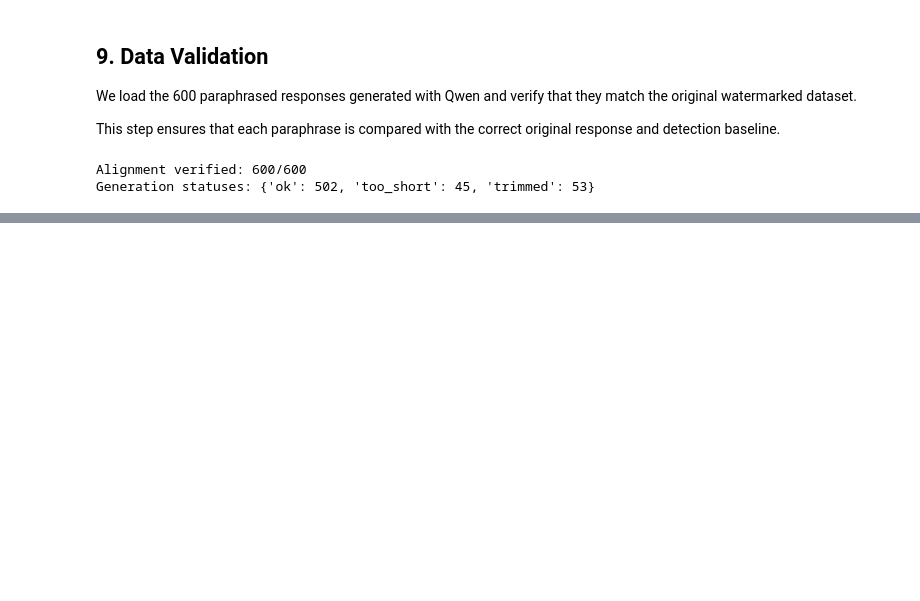
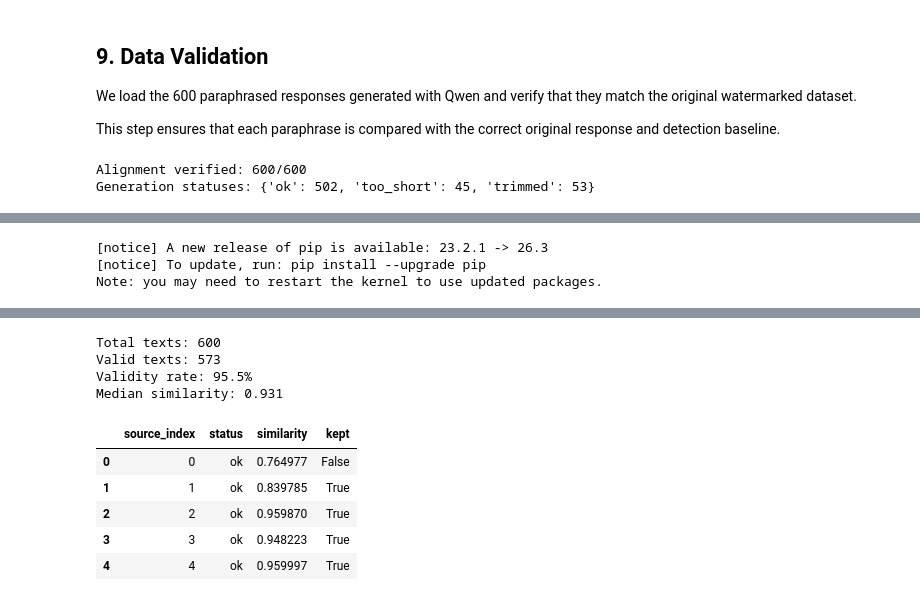
Before and after one commit to paumicheli/llada-watermarking, a Jupyter notebook: notebooks/02_attack_reproduction/07_paraphrase_qwen.ipynb, the cells around one changed output, grey strips where cells are left out. Cells and saved outputs as stored; diff of their text form; code cells hidden in the pictures; blank space fills up the shorter version.

Commit message:
Update attack reproduction notebooks and benchmark results

```diff
--- a/notebooks/02_attack_reproduction/07_paraphrase_qwen.ipynb
+++ b/notebooks/02_attack_reproduction/07_paraphrase_qwen.ipynb
@@ -487,0 +527,60 @@ Generation statuses: {'ok': 502, 'too_short': 45, 'trimmed': 53}
+# %%
+# Semantic Similarity — Qwen Paraphrasing
+
+%pip install -q sentence-transformers
+
+import numpy as np
+import pandas as pd
+import torch
+from sentence_transformers import SentenceTransformer
+
+SIM_MODEL = "sentence-transformers/all-mpnet-base-v2"
+SIM_THRESHOLD = 0.80
+
+device = "cuda" if torch.cuda.is_available() else "cpu"
+
+sim_model = SentenceTransformer(SIM_MODEL, device=device)
+sim_model.max_seq_length = 512
+
+original_texts = [p["original"] for p in pairs]
+paraphrased_texts = [p["attacked"] for p in pairs]
+
+original_embeddings = sim_model.encode(
+    original_texts,
+    batch_size=32,
+    normalize_embeddings=True,
+    show_progress_bar=True,
+)
+
+paraphrased_embeddings = sim_model.encode(
+    paraphrased_texts,
+    batch_size=32,
+    normalize_embeddings=True,
+    show_progress_bar=True,
+)
+
+similarities = np.sum(
+    original_embeddings * paraphrased_embeddings,
+    axis=1,
+)
+
+semantic_results = pd.DataFrame({
+    "source_index": [p["source_index"] for p in pairs],
+    "status": [p["status"] for p in pairs],
+    "similarity": similarities,
+})
+
+semantic_results["kept"] = (
+    semantic_results["similarity"] >= SIM_THRESHOLD
+)
+
+print(f"Total texts: {len(semantic_results)}")
+print(f"Valid texts: {semantic_results['kept'].sum()}")
+print(f"Validity rate: {semantic_results['kept'].mean():.1%}")
+print(f"Median similarity: {semantic_results['similarity'].median():.3f}")
+
+display(semantic_results.head())
+# %% [output]
+[notice] A new release of pip is available: 23.2.1 -> 26.3
+[notice] To update, run: pip install --upgrade pip
+Note: you may need to restart the kernel to use updated packages.
@@ -487,0 +589,10 @@ Generation statuses: {'ok': 502, 'too_short': 45, 'trimmed': 53}
+Total texts: 600
+Valid texts: 573
+Validity rate: 95.5%
+Median similarity: 0.931
+|  | source_index | status | similarity | kept |
+| 0 | 0 | ok | 0.764977 | False |
+| 1 | 1 | ok | 0.839785 | True |
+| 2 | 2 | ok | 0.959870 | True |
+| 3 | 3 | ok | 0.948223 | True |
+| 4 | 4 | ok | 0.959997 | True |
```
Also changed, not shown: parts of 15 cells of this notebook, 39 other files.
